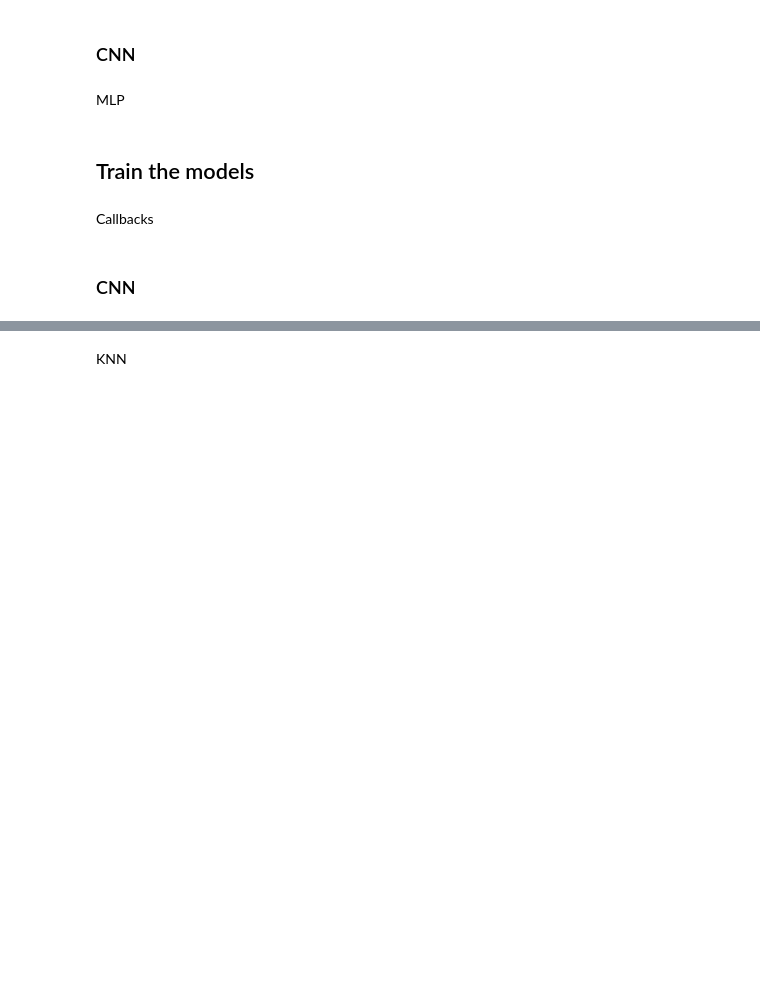
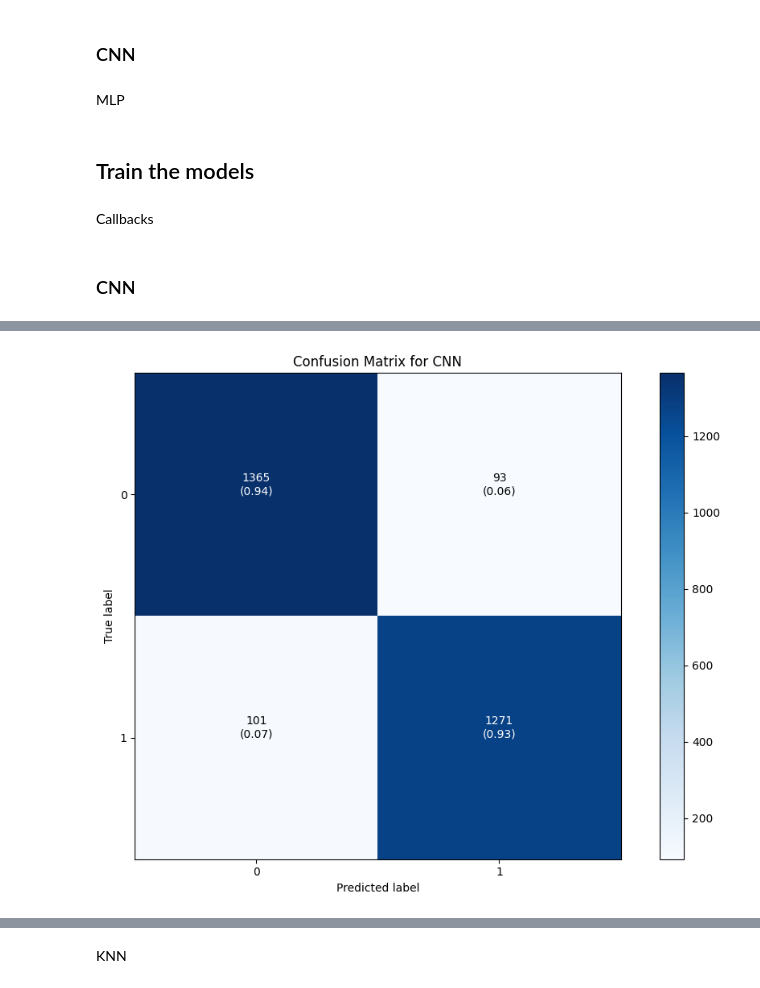
Before and after one commit to tomasmartins77/Machine_Learning_Lab, a Jupyter notebook: pergunta2_parte1/pergunta2_parte1_augment.ipynb, the cells around one changed output, grey strips where cells are left out. Cells and saved outputs as stored; diff of their text form; code cells hidden in the pictures; blank space fills up the shorter version.

```diff
--- a/pergunta2_parte1/pergunta2_parte1_augment.ipynb
+++ b/pergunta2_parte1/pergunta2_parte1_augment.ipynb
@@ -154,7 +222,7 @@ def build_model_MLP():
 # %% [markdown]
 Callbacks
 # %%
-early_stopping = EarlyStopping(monitor='val_loss', patience=30, restore_best_weights=True)
+early_stopping = EarlyStopping(monitor='val_loss', patience=25, restore_best_weights=True)
 reduce_lr = ReduceLROnPlateau(monitor='val_loss', factor=0.1, patience=10, min_lr=1e-5)
 # %% [markdown]
 ### CNN
@@ -180,9 +266,4 @@ history = model_CNN.fit(
 # %%
-# Evaluate the model on the validation set
-val_loss, val_accuracy = model_CNN.evaluate(X_val, y_val_cat)
-print(f"Validation Loss: {val_loss}")
-print(f"Validation Accuracy: {val_accuracy}")
-
 # Predict on the validation set
 y_val_pred = model_CNN.predict(X_val)
 y_val_pred_classes = np.argmax(y_val_pred, axis=1)
@@ -200,7 +281,7 @@ cm = confusion_matrix(y_val, y_val_pred_classes)
 # Plot the confusion matrix
 plt.figure(figsize=(10, 7))
 plt.imshow(cm, interpolation='nearest', cmap=plt.cm.Blues)
-plt.title('Confusion Matrix')
+plt.title('Confusion Matrix for CNN')
 plt.colorbar()
 tick_marks = np.arange(len(np.unique(y_val)))
 plt.xticks(tick_marks, np.unique(y_val))
@@ -220,3 +301,4 @@ plt.ylabel('True label')
 plt.xlabel('Predicted label')
 plt.tight_layout()
 plt.show()
+# %% [output]
@@ -222,0 +307 @@ plt.show()
+[figure, added]
```
Also changed, not shown: parts of 26 cells of this notebook.
